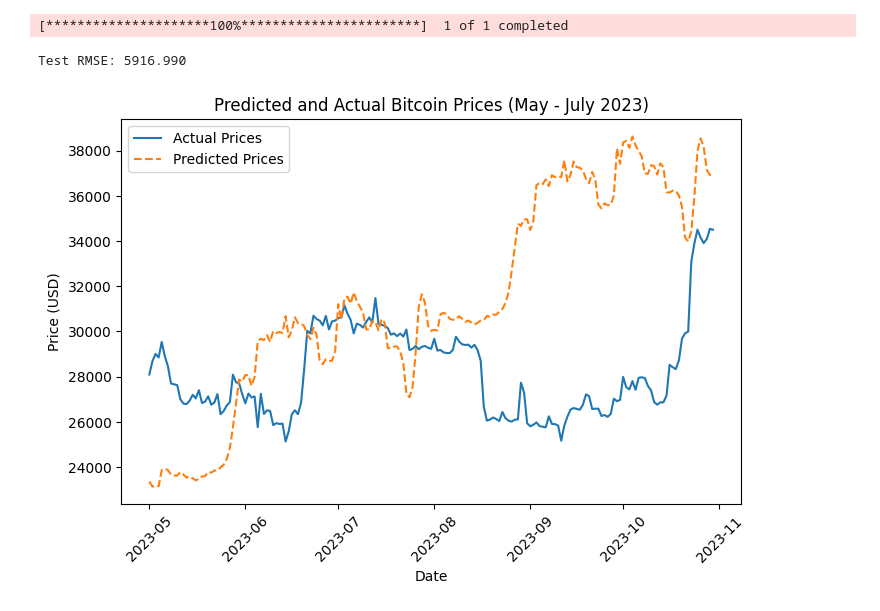
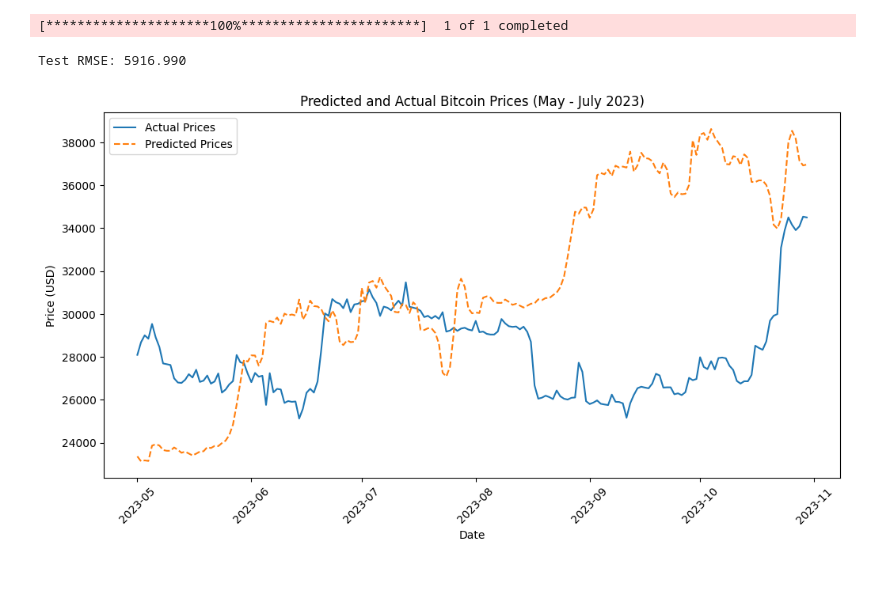
Before and after one commit to cynarski/crypto_predict, a Jupyter notebook: notebooks/Arima.ipynb, the cells around one changed output. Saved outputs shown, nothing was run; the diff lists cells and outputs as text; code cells hidden in the pictures; blank space fills up the shorter version.

```diff
--- a/notebooks/Arima.ipynb
+++ b/notebooks/Arima.ipynb
@@ -67,32 +49,32 @@ forecast = model_fit.predict(start=len(differenced), end=len(differenced) + fore
 history = [x for x in train]
 predicted_results = []
 for yhat in forecast:
     inverted = inverse_difference(history, yhat, days_in_year)
     history.append(inverted)
     predicted_results.append(inverted)
 
 predicted_results = predicted_results[:len(actual_values)]
 
 rmse = np.sqrt(mean_squared_error(actual_values, predicted_results))
 print(f'Test RMSE: {rmse:.3f}')
 
 # Plot residuals for model diagnostics
 # residuals = pd.DataFrame(model_fit.resid)
 # residuals.plot(title='Residuals')
 # plt.show()
 # residuals.plot(kind='kde', title='Density Plot of Residuals')
 # plt.show()
 
 # Plot predicted vs actual prices for the forecast period
-plt.figure(figsize=(8, 5))
+plt.figure(figsize=(12, 6))
 plt.plot(actual_dates, actual_values, label='Actual Prices')
 plt.plot(actual_dates, predicted_results, label='Predicted Prices', linestyle='--')
 plt.ylabel('Price (USD)')
 plt.xlabel('Date')
 plt.legend(loc='best')
 plt.xticks(rotation=45)
 plt.title('Predicted and Actual Bitcoin Prices (May - July 2023)')
 plt.show()
 # %% [output]
 Test RMSE: 5916.990
-[figure, old version]
+[figure, new version]
```
Also changed, not shown: parts of 1 cell of this notebook, 6 other files.
